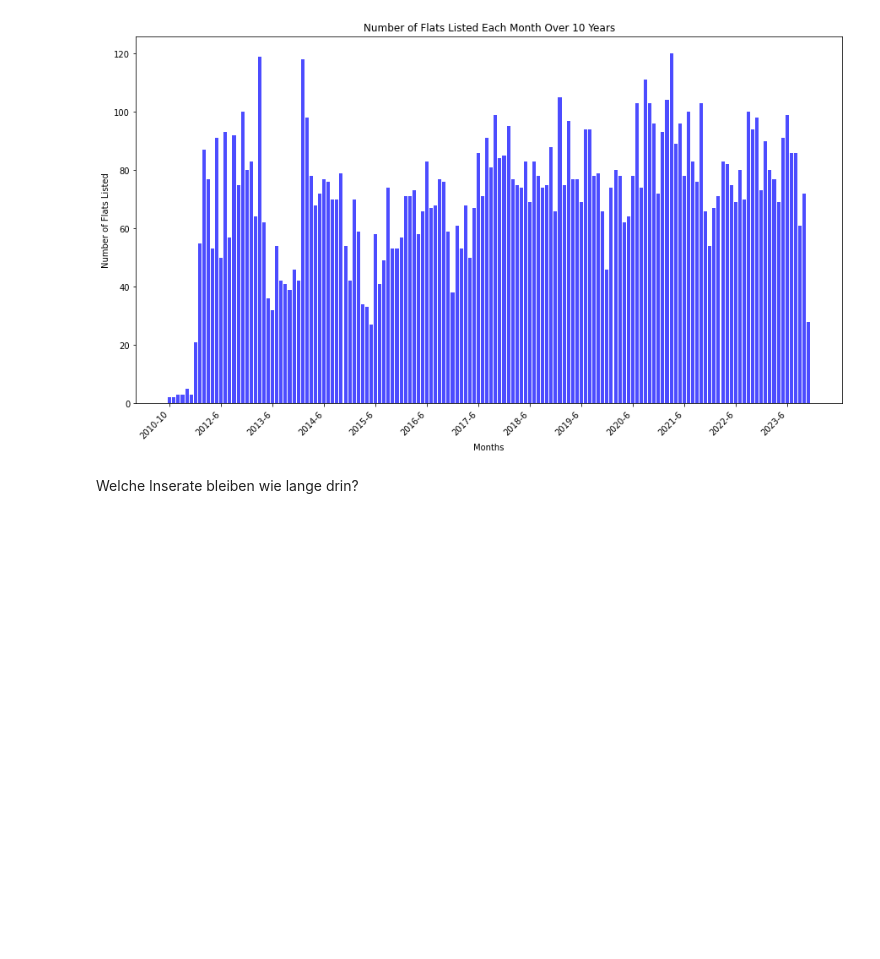
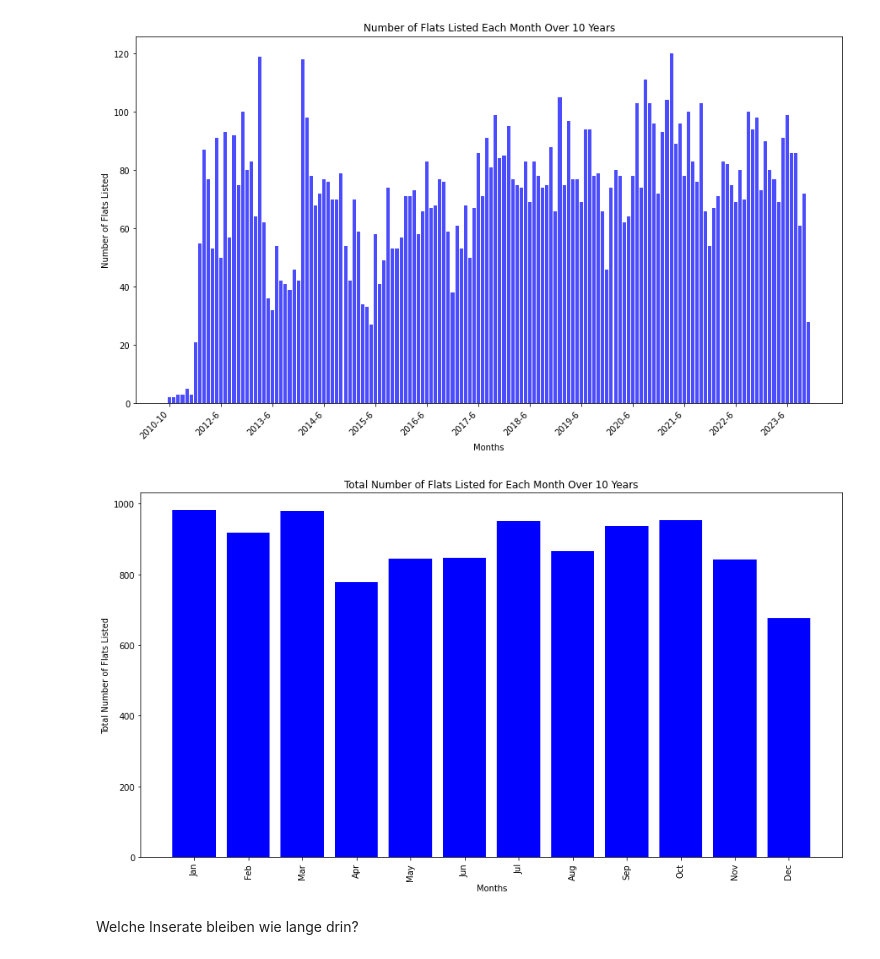
Before and after one commit to okihnjo/DataLiteracy, a Jupyter notebook: notebooks/correlations.ipynb, the cells around one changed output. Drawn from its saved outputs; the diff is of its cells as text; code cells hidden in the pictures; blank space fills up the shorter version.

Commit message:
added histogram of Total Number of Flats Listed for Each Month Over 10 Years

```diff
--- a/notebooks/correlations.ipynb
+++ b/notebooks/correlations.ipynb
@@ -119,5 +119,25 @@ plt.show()
 # plt.xticks(range(1, 13), ['Jan', 'Feb', 'Mar', 'Apr', 'May', 'Jun', 'Jul', 'Aug', 'Sep', 'Oct', 'Nov', 'Dec'])
 # %% [output]
 [figure]
+# %%
+df['year'] = df['startdate'].str[:4]
+df["month"] = pd.DatetimeIndex(df['startdate']).month
+monthly_counts = df.groupby(['year', 'month']).size().reset_index(name='count')
+
+monthly_counts_summed = monthly_counts.groupby('month')['count'].sum().reset_index(name='total_count')
+
+plt.figure(figsize=(15, 8))
+plt.bar(monthly_counts_summed['month'], monthly_counts_summed['total_count'], color='blue')
+
+plt.title('Total Number of Flats Listed for Each Month Over 10 Years')
+plt.xlabel('Months')
+plt.ylabel('Total Number of Flats Listed')
+
+month_names = ['Jan', 'Feb', 'Mar', 'Apr', 'May', 'Jun', 'Jul', 'Aug', 'Sep', 'Oct', 'Nov', 'Dec']
+plt.xticks(monthly_counts_summed['month'], month_names, rotation='vertical')
+
+plt.show()
+# %% [output]
+[figure, added]
 # %% [markdown]
 Welche Inserate bleiben wie lange drin?
```
